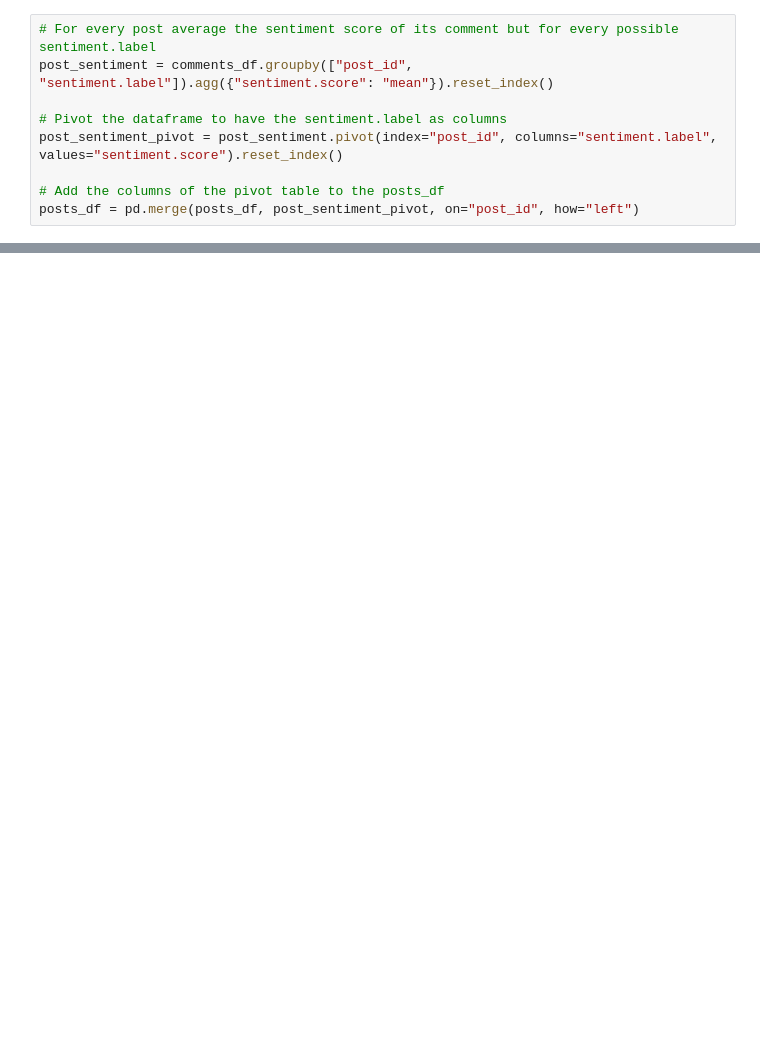
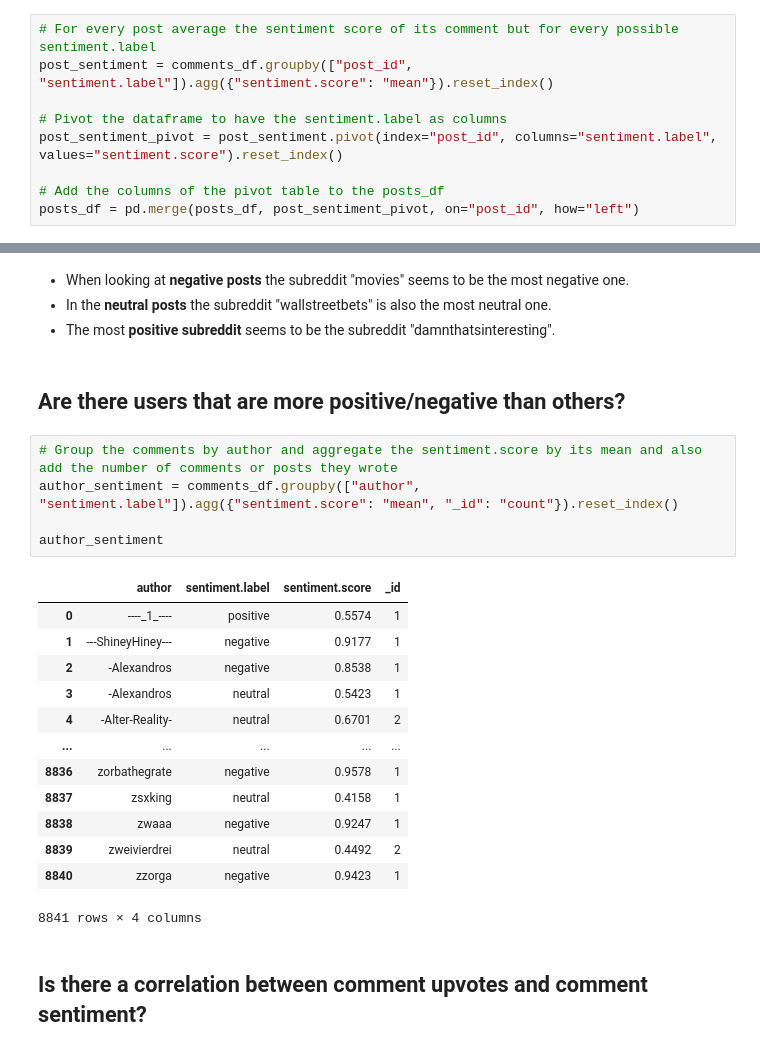
Before and after one commit to daviddedicfhwn/reddit-sentiment, a Jupyter notebook: notebooks/sentiment_analysis.ipynb, the cells around one changed output, grey strips where cells are left out. Cells and saved outputs as stored; diff of their text form; blank space fills up the shorter version.

```diff
--- a/notebooks/sentiment_analysis.ipynb
+++ b/notebooks/sentiment_analysis.ipynb
@@ -259,0 +362,27 @@ posts_df = pd.merge(posts_df, post_sentiment_pivot, on="post_id", how="left")
+# %% [markdown]
+- When looking at **negative posts** the subreddit "movies" seems to be the most negative one.
+- In the **neutral posts** the subreddit "wallstreetbets" is also the most neutral one.
+- The most **positive subreddit** seems to be the subreddit "damnthatsinteresting".
+# %% [markdown]
+## Are there users that are more positive/negative than others?
+# %%
+# Group the comments by author and aggregate the sentiment.score by its mean and also add the number of comments or posts they wrote
+author_sentiment = comments_df.groupby(["author", "sentiment.label"]).agg({"sentiment.score": "mean", "_id": "count"}).reset_index()
+
+author_sentiment
+# %% [output]
+|  | author | sentiment.label | sentiment.score | _id |
+| 0 | ----_1_---- | positive | 0.5574 | 1 |
+| 1 | ---ShineyHiney--- | negative | 0.9177 | 1 |
+| 2 | -Alexandros | negative | 0.8538 | 1 |
+| 3 | -Alexandros | neutral | 0.5423 | 1 |
+| 4 | -Alter-Reality- | neutral | 0.6701 | 2 |
+| ... | ... | ... | ... | ... |
+| 8836 | zorbathegrate | negative | 0.9578 | 1 |
+| 8837 | zsxking | neutral | 0.4158 | 1 |
+| 8838 | zwaaa | negative | 0.9247 | 1 |
+| 8839 | zweivierdrei | neutral | 0.4492 | 2 |
+| 8840 | zzorga | negative | 0.9423 | 1 |
+8841 rows × 4 columns
+# %% [markdown]
+## Is there a correlation between comment upvotes and comment sentiment?
```
Also changed, not shown: parts of 19 cells of this notebook.
